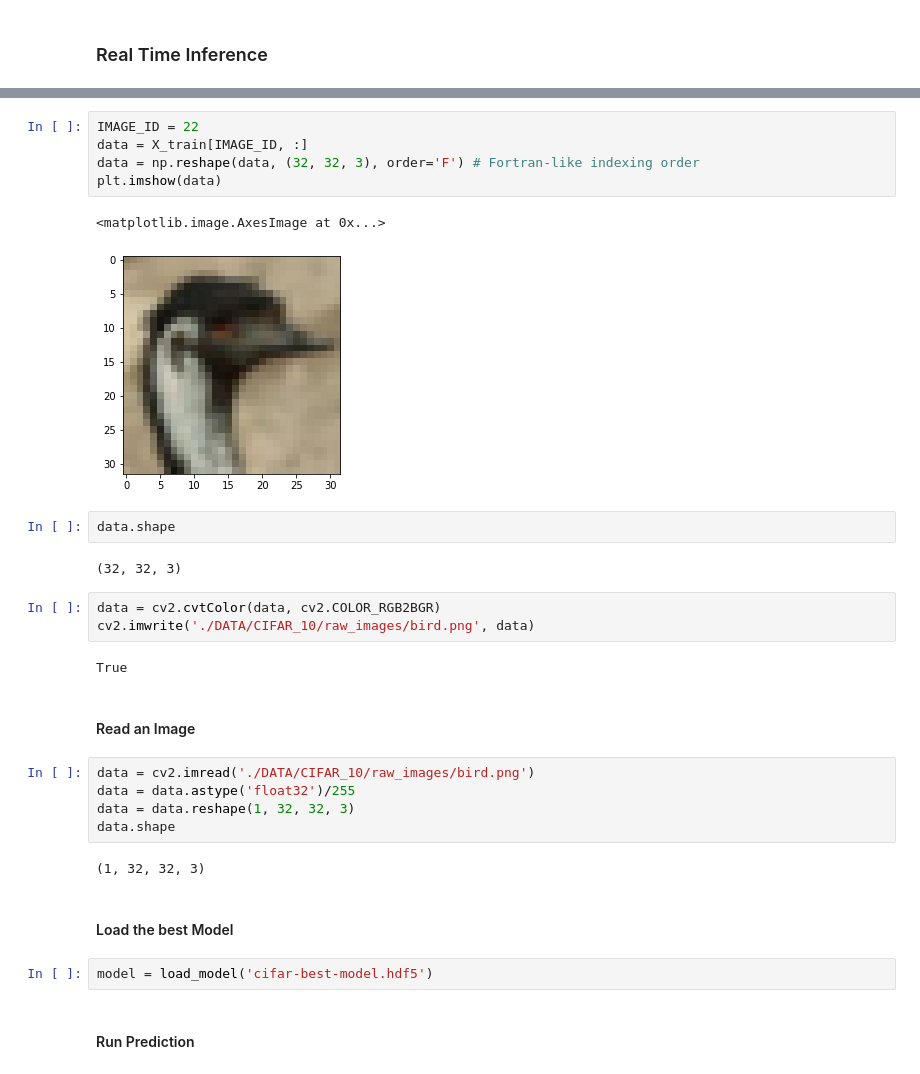
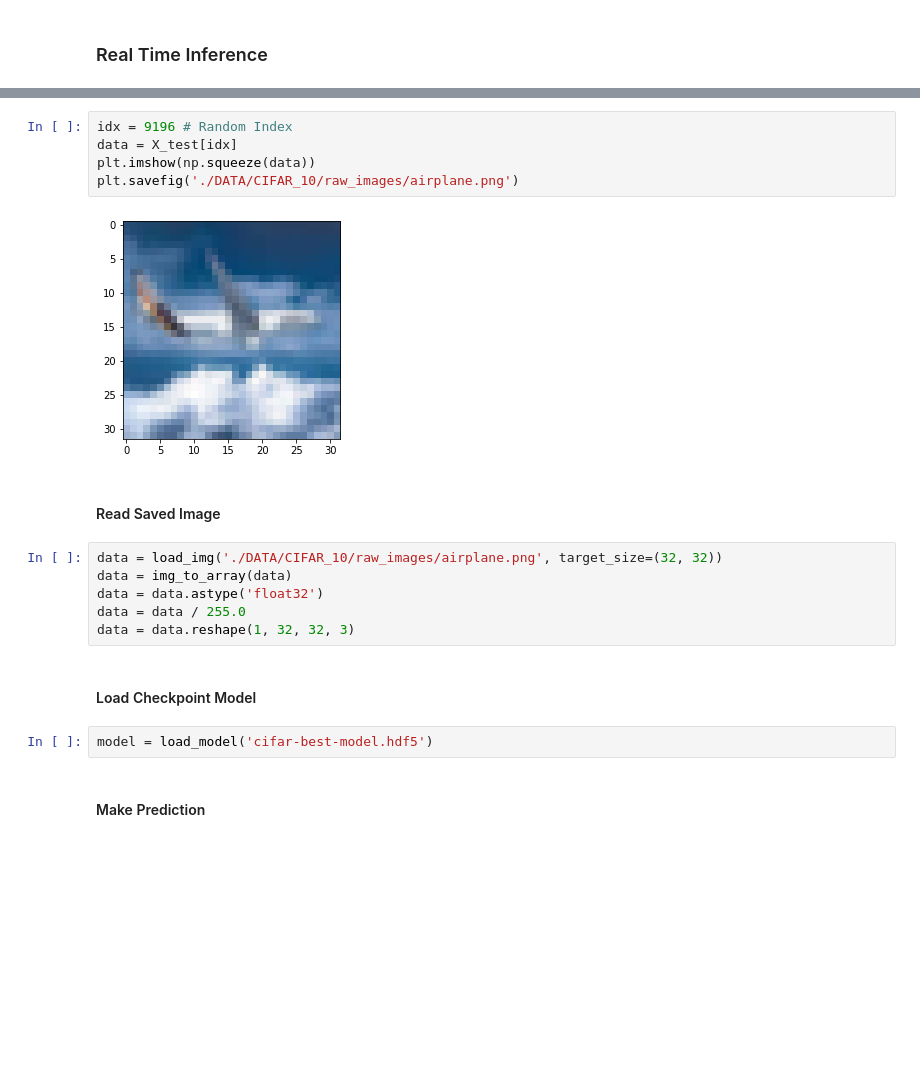
Before and after one commit to arunprsh/SageMaker-TensorFlow-Multi-Model, a Jupyter notebook: Model-1 CIFAR-10 Classifier CNN (Local).ipynb, the cells around one changed output, grey strips where cells are left out. Cells and saved outputs as stored; diff of their text form; blank space fills up the shorter version.

```diff
--- a/Model-1 CIFAR-10 Classifier CNN (Local).ipynb
+++ b/Model-1 CIFAR-10 Classifier CNN (Local).ipynb
@@ -265,33 +270,22 @@ import cv2
-# %%
-IMAGE_ID = 22
-data = X_train[IMAGE_ID, :]
-data = np.reshape(data, (32, 32, 3), order='F') # Fortran-like indexing order
-plt.imshow(data)
-# %% [output]
-<matplotlib.image.AxesImage at 0x...>
-[figure, removed]
-# %%
-data.shape
-# %% [output]
-(32, 32, 3)
-# %%
-data = cv2.cvtColor(data, cv2.COLOR_RGB2BGR)
-cv2.imwrite('./DATA/CIFAR_10/raw_images/bird.png', data)
-# %% [output]
-True
+# %%
+idx = 9196 # Random Index
+data = X_test[idx]
+plt.imshow(np.squeeze(data))
+plt.savefig('./DATA/CIFAR_10/raw_images/airplane.png')
+# %% [output]
+[figure, added]
 # %% [markdown]
-#### Read an Image
+#### Read Saved Image
 # %%
-data = cv2.imread('./DATA/CIFAR_10/raw_images/bird.png')
-data = data.astype('float32')/255
+data = load_img('./DATA/CIFAR_10/raw_images/airplane.png', target_size=(32, 32))
+data = img_to_array(data)
+data = data.astype('float32')
+data = data / 255.0
 data = data.reshape(1, 32, 32, 3)
-data.shape
-# %% [output]
-(1, 32, 32, 3)
 # %% [markdown]
-#### Load the best Model
+#### Load Checkpoint Model
 # %%
 model = load_model('cifar-best-model.hdf5')
 # %% [markdown]
-#### Run Prediction
+#### Make Prediction
 # %%
```
Also changed, not shown: parts of 14 cells of this notebook, 7 other files.
